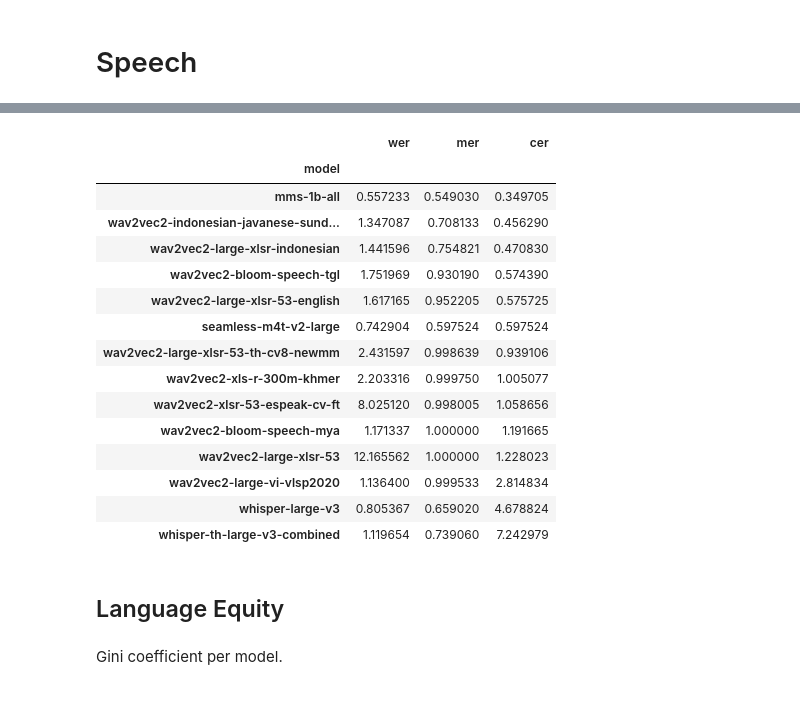
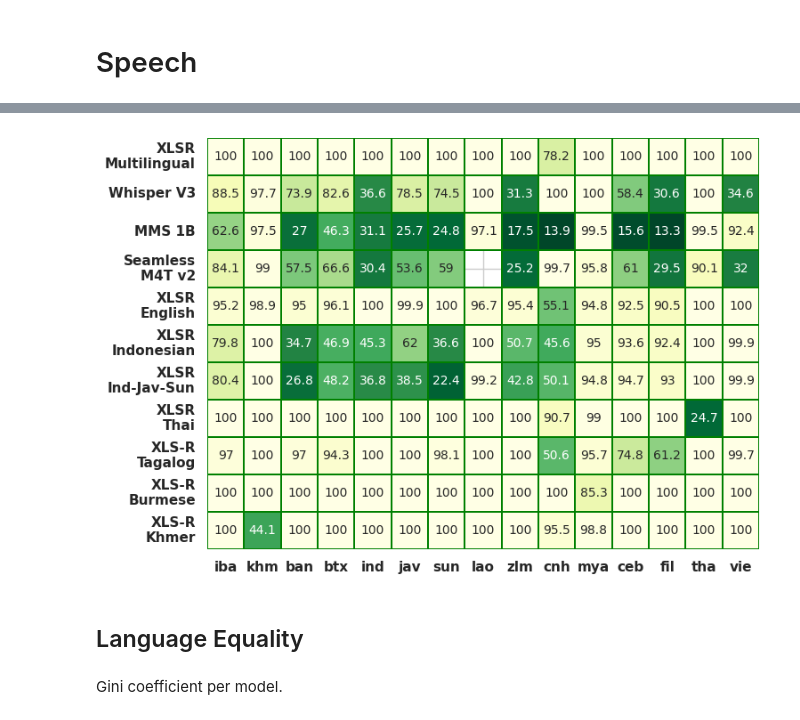
Before and after one commit to SEACrowd/seacrowd-experiments, a Jupyter notebook: notebooks/viz_metrics.ipynb, the cells around one changed output, grey strips where cells are left out. Cells and saved outputs as stored; diff of their text form; code cells hidden in the pictures.

```diff
--- a/notebooks/viz_metrics.ipynb
+++ b/notebooks/viz_metrics.ipynb
@@ -1064,0 +1088,16 @@ df
+# %%
+dfs = []
+for path in glob.glob('../evaluation/metrics_speech/*.csv'):
+    model = path[:-4].split('_')[-1]
+    lang = path.split('results')[1].split('_')[1]
+    df = pd.read_csv(path).set_index('index')
+    df['wer'] = df['wer'].astype(float)
+    df['mer'] = df['mer'].astype(float)
+    df['cer'] = df['cer'].astype(float)
+    df['model'] = model
+    dfs.append(df)
+    print(path)
+df = pd.concat(dfs)
+df = pd.merge(df, subset_lang_task_df, on="dataset")
+df['score'] = [df[lang_to_metric[df['lang'][i]]][i] for i in range(len(df))]
+# df = df[df['dataset'] != 'xpersona_id_nusantara_t2t']
@@ -1065,24 +1128,44 @@ df
 # %%
-df.groupby(['model'])[['wer','mer', 'cer']].mean().sort_values(['cer', 'model'])
+which_score = "score"
+
+heatmap_df = df.groupby(['model', 'region', 'lang'])[[which_score]].mean().sort_values(['model', 'lang']).reset_index()
+heatmap_df = heatmap_df[heatmap_df['model'].isin(model_to_index.keys())]
+heatmap_df[which_score] = heatmap_df[which_score].apply(lambda x: 1 if x > 1 else x)
+heatmap_df[which_score] = heatmap_df[which_score].apply(lambda x: 100*x)
+heatmap_df['model_name'] = heatmap_df['model'].apply(lambda x: model_to_display_name[x])
+model_order = [model_to_display_name[key] for key in model_to_index.keys() if key in heatmap_df['model'].unique()]
+heatmap_df = heatmap_df.sort_values(['region', 'lang'])
+heatmap_df = heatmap_df.pivot_table(
+    index='model_name', columns='lang', values=which_score).reindex(
+    model_order, axis=0).reindex(
+    heatmap_df['lang'].unique().tolist(), axis=1)
+
+sns.set_theme(rc={'figure.figsize':(8, 6)})
+sns.set(font_scale=1)
+sns.set_style('whitegrid')
+
+ax = sns.heatmap(
+    heatmap_df, annot=True,
+    cmap='YlGn_r',
+    fmt='.3g',
+    linewidth=0.1, linecolor="green",
+    cbar=False, annot_kws={"fontsize": 10})
+
+# Set bold ticks
+ax.tick_params(axis='both', which='major', labelsize=11)
+for tick in ax.get_xticklabels():
+    tick.set_fontweight('bold')
+for tick in ax.get_yticklabels():
+    tick.set_fontweight('bold')
+ax.set_ylabel("")
+ax.set_xlabel("")
+# ax.set_title(which_score)
+
+plt.savefig('../figures/speech/asr_results.pdf', bbox_inches='tight')
 # %% [output]
-|  | wer | mer | cer |
-| model |  |  |  |
-| mms-1b-all | 0.557233 | 0.549030 | 0.349705 |
-| wav2vec2-indonesian-javanese-sund... | 1.347087 | 0.708133 | 0.456290 |
-| wav2vec2-large-xlsr-indonesian | 1.441596 | 0.754821 | 0.470830 |
-| wav2vec2-bloom-speech-tgl | 1.751969 | 0.930190 | 0.574390 |
-| wav2vec2-large-xlsr-53-english | 1.617165 | 0.952205 | 0.575725 |
-| seamless-m4t-v2-large | 0.742904 | 0.597524 | 0.597524 |
-| wav2vec2-large-xlsr-53-th-cv8-newmm | 2.431597 | 0.998639 | 0.939106 |
-| wav2vec2-xls-r-300m-khmer | 2.203316 | 0.999750 | 1.005077 |
-| wav2vec2-xlsr-53-espeak-cv-ft | 8.025120 | 0.998005 | 1.058656 |
-| wav2vec2-bloom-speech-mya | 1.171337 | 1.000000 | 1.191665 |
-| wav2vec2-large-xlsr-53 | 12.165562 | 1.000000 | 1.228023 |
-| wav2vec2-large-vi-vlsp2020 | 1.136400 | 0.999533 | 2.814834 |
-| whisper-large-v3 | 0.805367 | 0.659020 | 4.678824 |
-| whisper-th-large-v3-combined | 1.119654 | 0.739060 | 7.242979 |
+[figure, added]
 # %% [markdown]
-## Language Equity
+## Language Equality
 # %% [markdown]
 Gini coefficient per model.
 # %%
```
Also changed, not shown: parts of 11 cells of this notebook, 7 other files.
